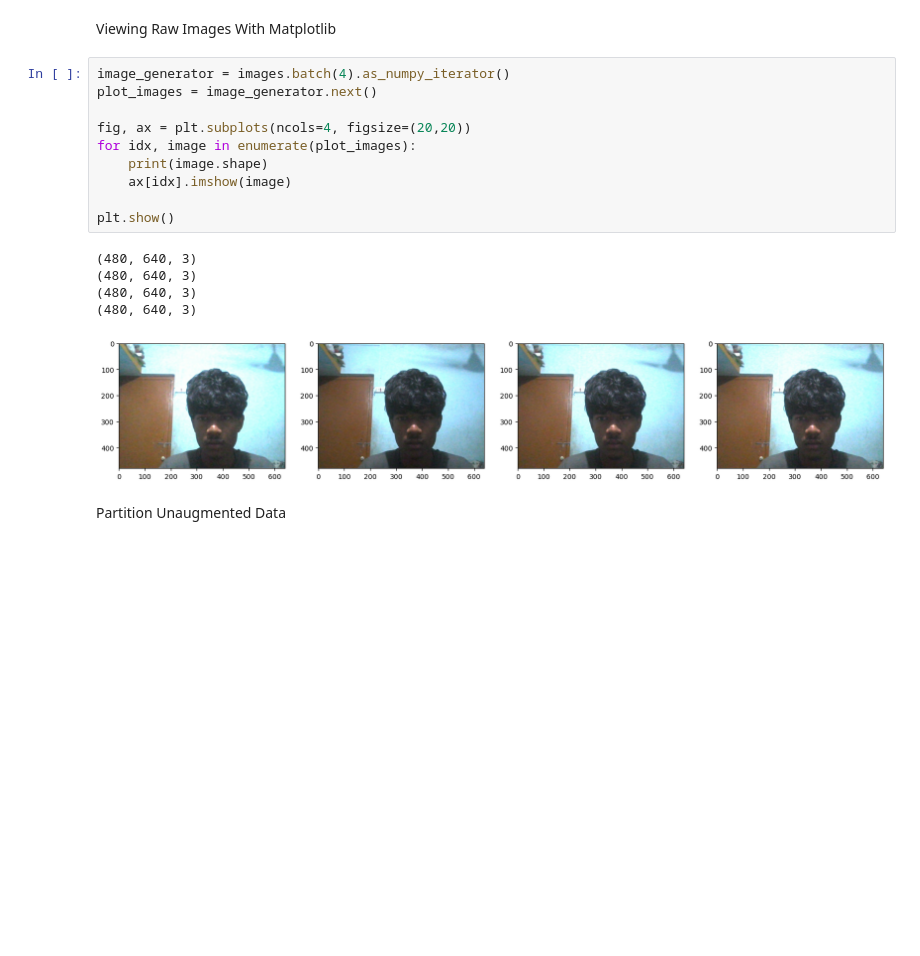
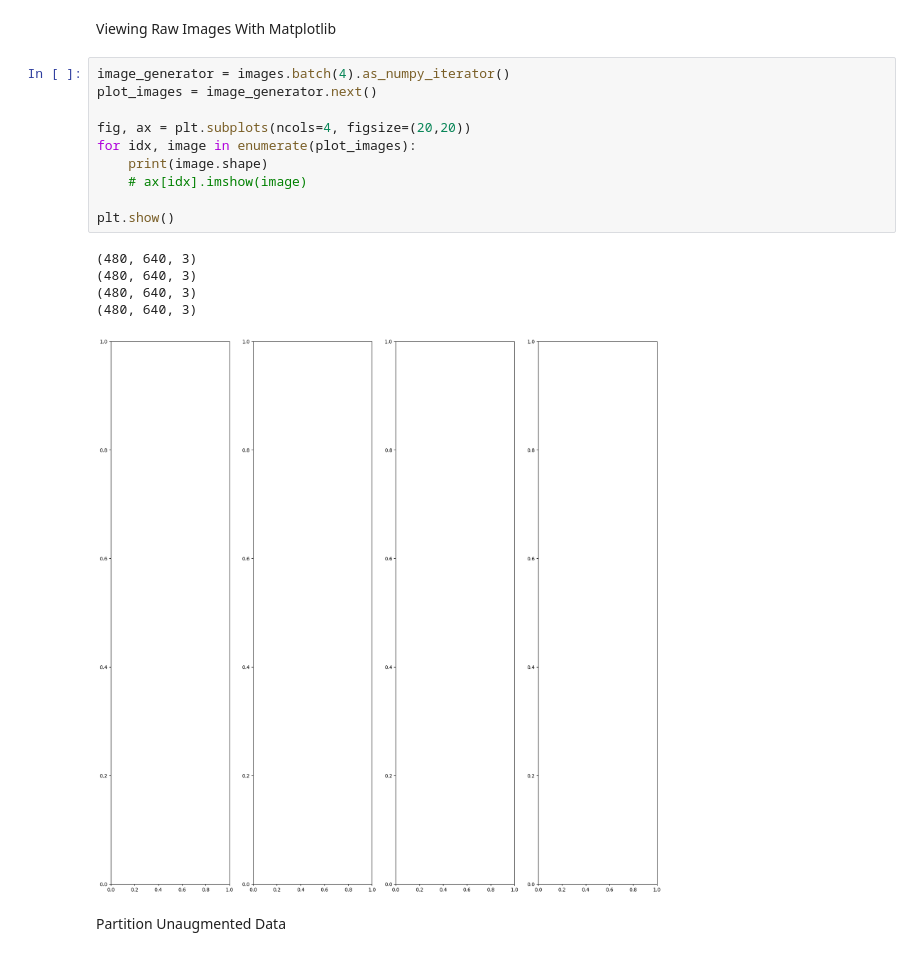
Before and after one commit to 0xajinkya/ComputerVisionProjects, a Jupyter notebook: DeepFaceDetectionModel/main.ipynb, the cells around one changed output. Saved outputs shown, nothing was run; the diff lists cells and outputs as text; blank space fills up the shorter version.

```diff
--- a/DeepFaceDetectionModel/main.ipynb
+++ b/DeepFaceDetectionModel/main.ipynb
@@ -124,19 +139,19 @@ Viewing Raw Images With Matplotlib
 # %%
 image_generator = images.batch(4).as_numpy_iterator()
 plot_images = image_generator.next()
 
 fig, ax = plt.subplots(ncols=4, figsize=(20,20))
 for idx, image in enumerate(plot_images):
     print(image.shape)
-    ax[idx].imshow(image)
+    # ax[idx].imshow(image)
 
 plt.show()
 # %% [output]
 (480, 640, 3)
 (480, 640, 3)
 (480, 640, 3)
 (480, 640, 3)
-[figure, old version]
+[figure, new version]
 # %% [markdown]
 Partition Unaugmented Data
 # %% [markdown]
```
Also changed, not shown: parts of 36 cells of this notebook, 1 other file.
